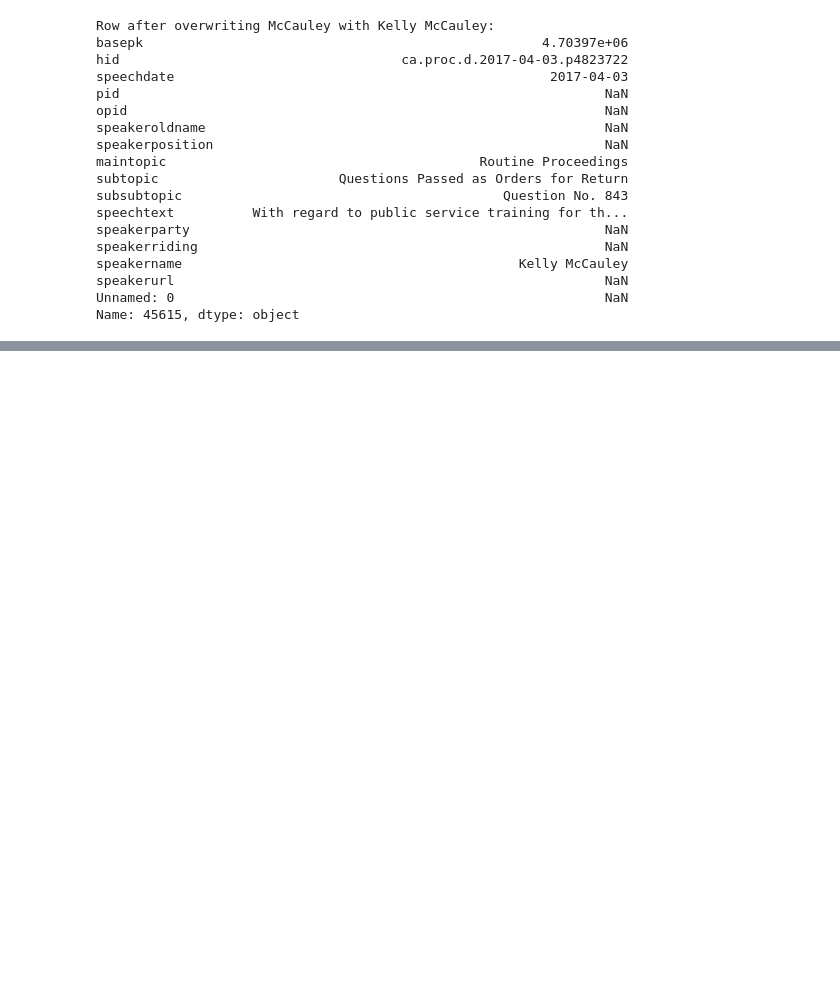
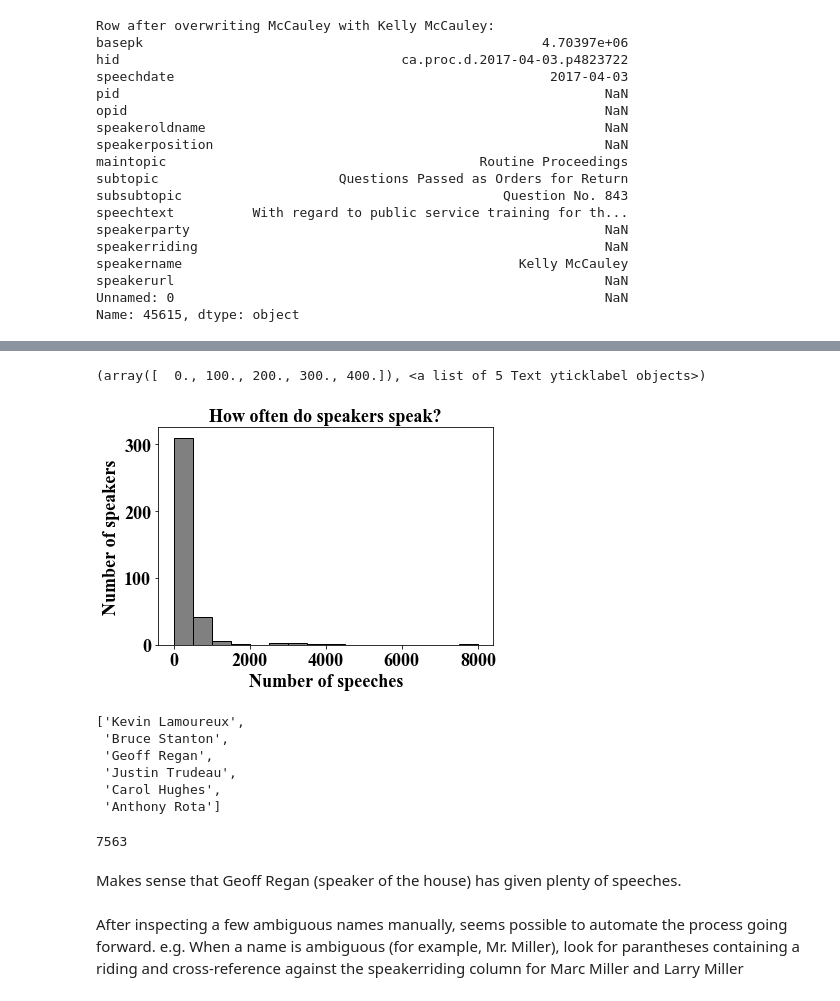
Before and after one commit to jadsaab/ThePoliticker, a Jupyter notebook: notebooks/hansard_data_exploration_and_cleaning.ipynb, the cells around one changed output, grey strips where cells are left out. Cells and saved outputs as stored; diff of their text form; code cells hidden in the pictures; blank space fills up the shorter version.

```diff
--- a/notebooks/hansard_data_exploration_and_cleaning.ipynb
+++ b/notebooks/hansard_data_exploration_and_cleaning.ipynb
@@ -444,0 +558,39 @@ df.to_pickle('../../data/hansard_cleaned.pkl')
+# %%
+# Count speeches per speaker
+num_speeches = []
+for i in range(len(unique_speakers)):
+    num_speeches.append(len(df[df['speakername'] == unique_speakers[i]]['speechtext']))
+# %%
+# Plot histogram showing number of times speakers speak
+plt.hist(num_speeches, edgecolor='black', color='grey', bins=[0, 500, 1000, 1500, 2000, 2500, 3000, 3500, 4500, 5000, 5500, 6000, 6500, 7000, 7500, 8000])
+plt.xlabel('Number of speeches', fontsize=fontsize_minor, fontname=fontname)
+plt.ylabel('Number of speakers', fontsize=fontsize_minor, fontname=fontname)
+plt.title('How often do speakers speak?', fontsize=fontsize_major, fontname=fontname)
+plt.tick_params(axis='both', which='major', labelsize=fontsize_minor)
+plt.xticks(fontname=fontname)
+plt.yticks(fontname=fontname)
+# %% [output]
+(array([  0., 100., 200., 300., 400.]), <a list of 5 Text yticklabel objects>)
+[figure, added]
+# %%
+# Show speakers who have spoken more than k times
+k = 2000
+[unique_speakers[i] for i in range(len(num_speeches)) if num_speeches[i] > k]
+# %% [output]
+['Kevin Lamoureux',
+ 'Bruce Stanton',
+ 'Geoff Regan',
+ 'Justin Trudeau',
+ 'Carol Hughes',
+ 'Anthony Rota']
+# %%
+# Show number of times that a specific speaker has spoken
+specific_speaker = 'Geoff Regan'
+num_speeches[unique_speakers.index(specific_speaker)]
+# %% [output]
+7563
+# %% [markdown]
+Makes sense that Geoff Regan (speaker of the house) has given plenty of speeches.
+# %% [markdown]
+After inspecting a few ambiguous names manually, seems possible to automate the process going forward.
+e.g. When a name is ambiguous (for example, Mr. Miller), look for parantheses containing a riding and cross-reference against the speakerriding column for Marc Miller and Larry Miller
```
Also changed, not shown: parts of 9 cells of this notebook.
